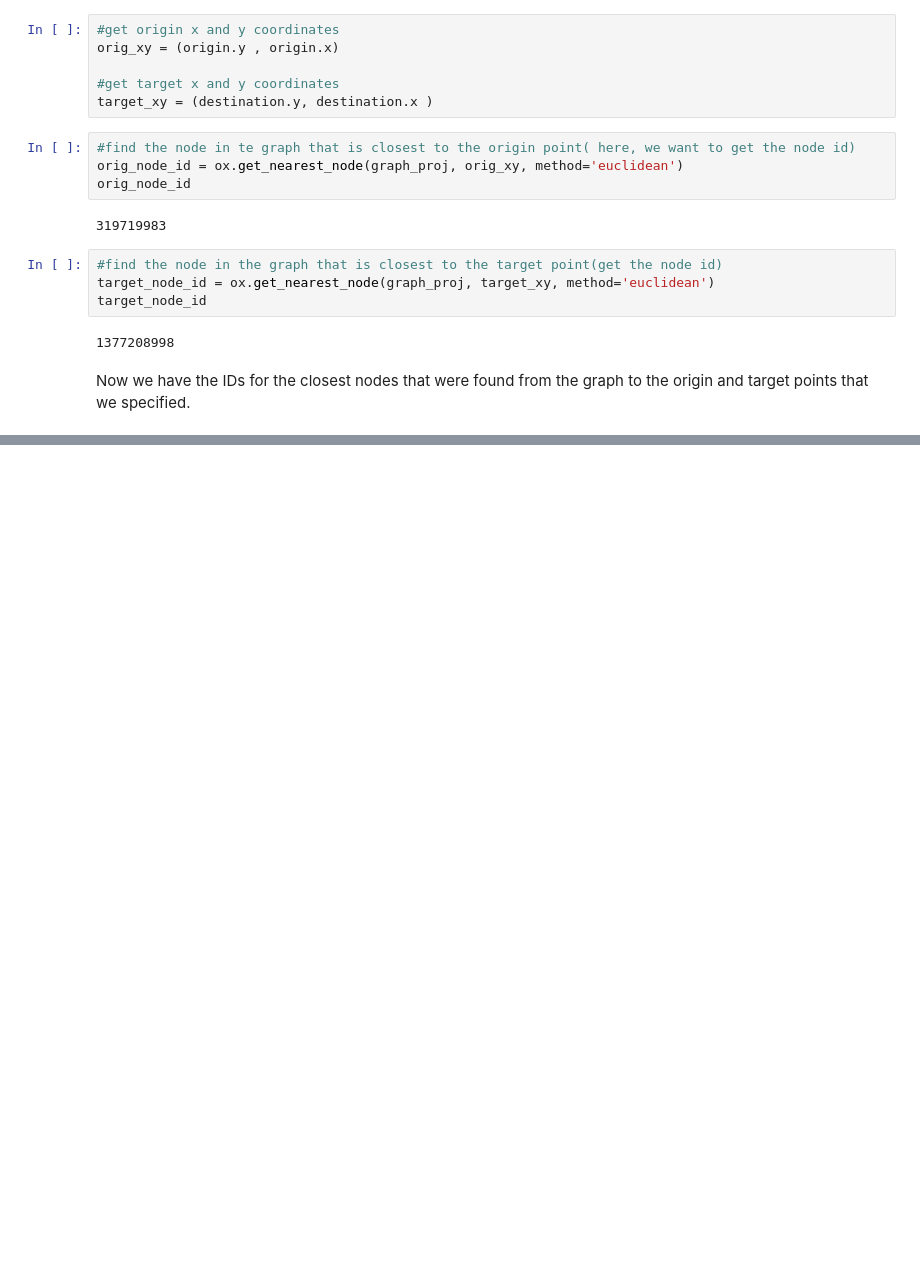
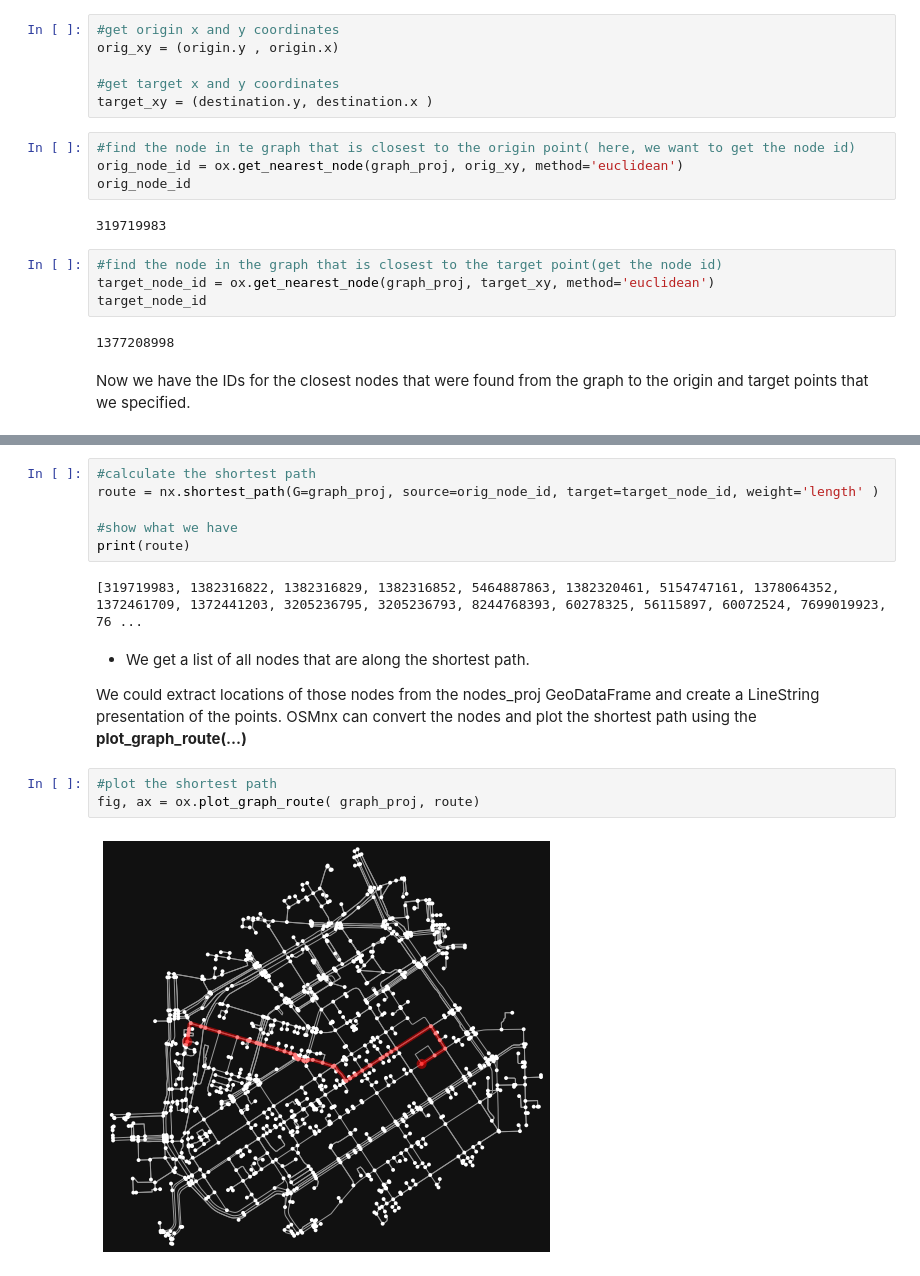
Before and after one commit to alanlyyy/AUTOGIS_COURSE, a Jupyter notebook: L6/Network_analysis.ipynb, the cells around one changed output, grey strips where cells are left out. Drawn from its saved outputs; the diff is of its cells as text; blank space fills up the shorter version.

```diff
--- a/L6/Network_analysis.ipynb
+++ b/L6/Network_analysis.ipynb
@@ -344,0 +381,17 @@ Now we have the IDs for the closest nodes that were found from the graph to the
+# %%
+#calculate the shortest path
+route = nx.shortest_path(G=graph_proj, source=orig_node_id, target=target_node_id, weight='length' )
+
+#show what we have
+print(route)
+# %% [output]
+[319719983, 1382316822, 1382316829, 1382316852, 5464887863, 1382320461, 5154747161, 1378064352, 1372461709, 1372441203, 3205236795, 3205236793, 8244768393, 60278325, 56115897, 60072524, 7699019923, 76 ...
+# %% [markdown]
+- We get a list of all nodes that are along the shortest path.
+
+We could extract locations of those nodes from the nodes_proj GeoDataFrame and create a LineString presentation of the points. OSMnx can convert the nodes and plot the shortest path using the **plot_graph_route(...)**
+# %%
+#plot the shortest path
+fig, ax = ox.plot_graph_route( graph_proj, route)
+# %% [output]
+[figure, added]
```
Also changed, not shown: parts of 36 cells of this notebook, 7 other files.
